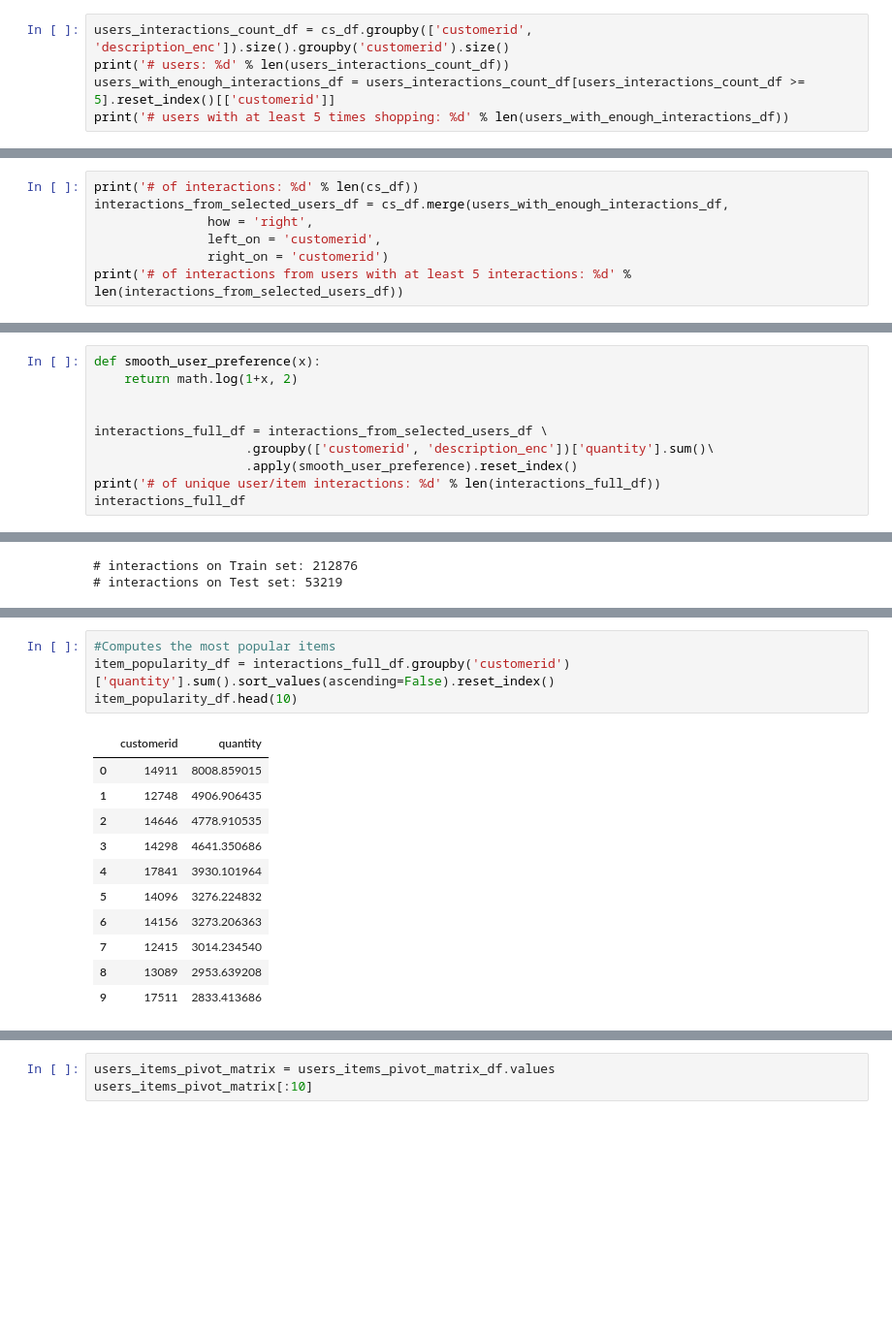
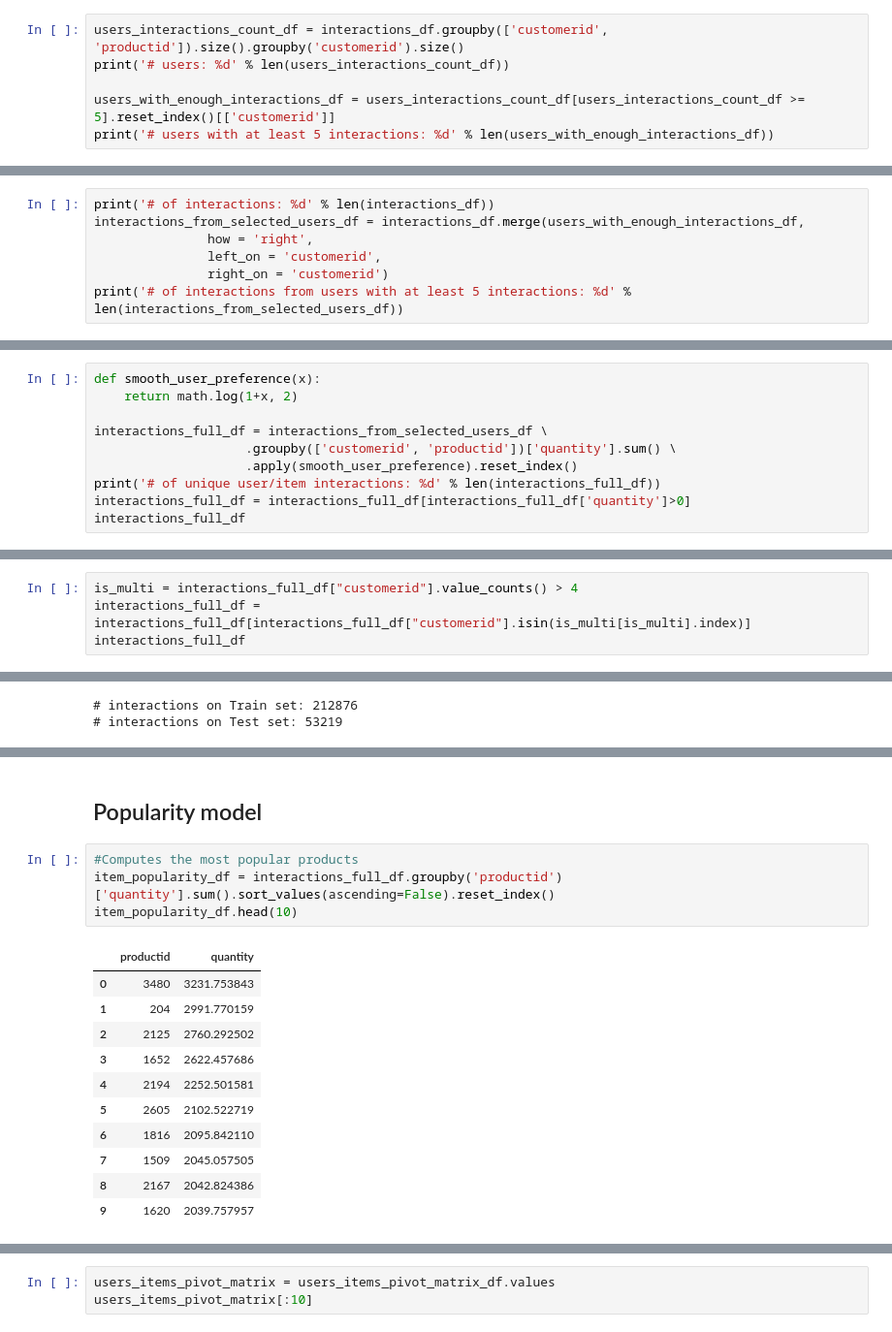
Before and after one commit to Aukerul-Shuvo/DAAS_Retail, a Jupyter notebook: notebook/Recommender System.ipynb, the cells around one changed output, grey strips where cells are left out. Shown at 97% size. Drawn from its saved outputs; the diff is of its cells as text; blank space fills up the shorter version.

```diff
--- a/notebook/Recommender System.ipynb
+++ b/notebook/Recommender System.ipynb
@@ -50,7 +121,8 @@ cs_df.head(10)
 # %%
-users_interactions_count_df = cs_df.groupby(['customerid', 'description_enc']).size().groupby('customerid').size()
+users_interactions_count_df = interactions_df.groupby(['customerid', 'productid']).size().groupby('customerid').size()
 print('# users: %d' % len(users_interactions_count_df))
+
 users_with_enough_interactions_df = users_interactions_count_df[users_interactions_count_df >= 5].reset_index()[['customerid']]
-print('# users with at least 5 times shopping: %d' % len(users_with_enough_interactions_df))
+print('# users with at least 5 interactions: %d' % len(users_with_enough_interactions_df))
 # %% [output]
 # users: 4338
@@ -58,6 +148,6 @@ print('# users with at least 5 times shopping: %d' % len(users_with_enough_inter
 # %%
-print('# of interactions: %d' % len(cs_df))
-interactions_from_selected_users_df = cs_df.merge(users_with_enough_interactions_df,
+print('# of interactions: %d' % len(interactions_df))
+interactions_from_selected_users_df = interactions_df.merge(users_with_enough_interactions_df,
                how = 'right',
                left_on = 'customerid',
                right_on = 'customerid')
@@ -84,10 +168,10 @@ dtype: object
 def smooth_user_preference(x):
     return math.log(1+x, 2)
 
-
 interactions_full_df = interactions_from_selected_users_df \
-                    .groupby(['customerid', 'description_enc'])['quantity'].sum()\
+                    .groupby(['customerid', 'productid'])['quantity'].sum() \
                     .apply(smooth_user_preference).reset_index()
 print('# of unique user/item interactions: %d' % len(interactions_full_df))
+interactions_full_df = interactions_full_df[interactions_full_df['quantity']>0]
 interactions_full_df
 # %% [output]
@@ -107,0 +192,4 @@ interactions_full_df
+# %%
+is_multi = interactions_full_df["customerid"].value_counts() > 4
+interactions_full_df = interactions_full_df[interactions_full_df["customerid"].isin(is_multi[is_multi].index)]
+interactions_full_df
@@ -222,22 +342,24 @@ class ModelEvaluator:
         return global_metrics, detailed_results_df
 
 model_evaluator = ModelEvaluator()
+# %% [markdown]
+## Popularity model
 # %%
-#Computes the most popular items
-item_popularity_df = interactions_full_df.groupby('customerid')['quantity'].sum().sort_values(ascending=False).reset_index()
+#Computes the most popular products
+item_popularity_df = interactions_full_df.groupby('productid')['quantity'].sum().sort_values(ascending=False).reset_index()
 item_popularity_df.head(10)
 # %% [output]
-|  | customerid | quantity |
-| 0 | 14911 | 8008.859015 |
-| 1 | 12748 | 4906.906435 |
-| 2 | 14646 | 4778.910535 |
-| 3 | 14298 | 4641.350686 |
-| 4 | 17841 | 3930.101964 |
-| 5 | 14096 | 3276.224832 |
-| 6 | 14156 | 3273.206363 |
-| 7 | 12415 | 3014.234540 |
-| 8 | 13089 | 2953.639208 |
-| 9 | 17511 | 2833.413686 |
+|  | productid | quantity |
+| 0 | 3480 | 3231.753843 |
+| 1 | 204 | 2991.770159 |
+| 2 | 2125 | 2760.292502 |
+| 3 | 1652 | 2622.457686 |
+| 4 | 2194 | 2252.501581 |
+| 5 | 2605 | 2102.522719 |
+| 6 | 1816 | 2095.842110 |
+| 7 | 1509 | 2045.057505 |
+| 8 | 2167 | 2042.824386 |
+| 9 | 1620 | 2039.757957 |
 # %%
 class PopularityRecommender:
 
```
Also changed, not shown: parts of 38 cells of this notebook, 1 other file.
